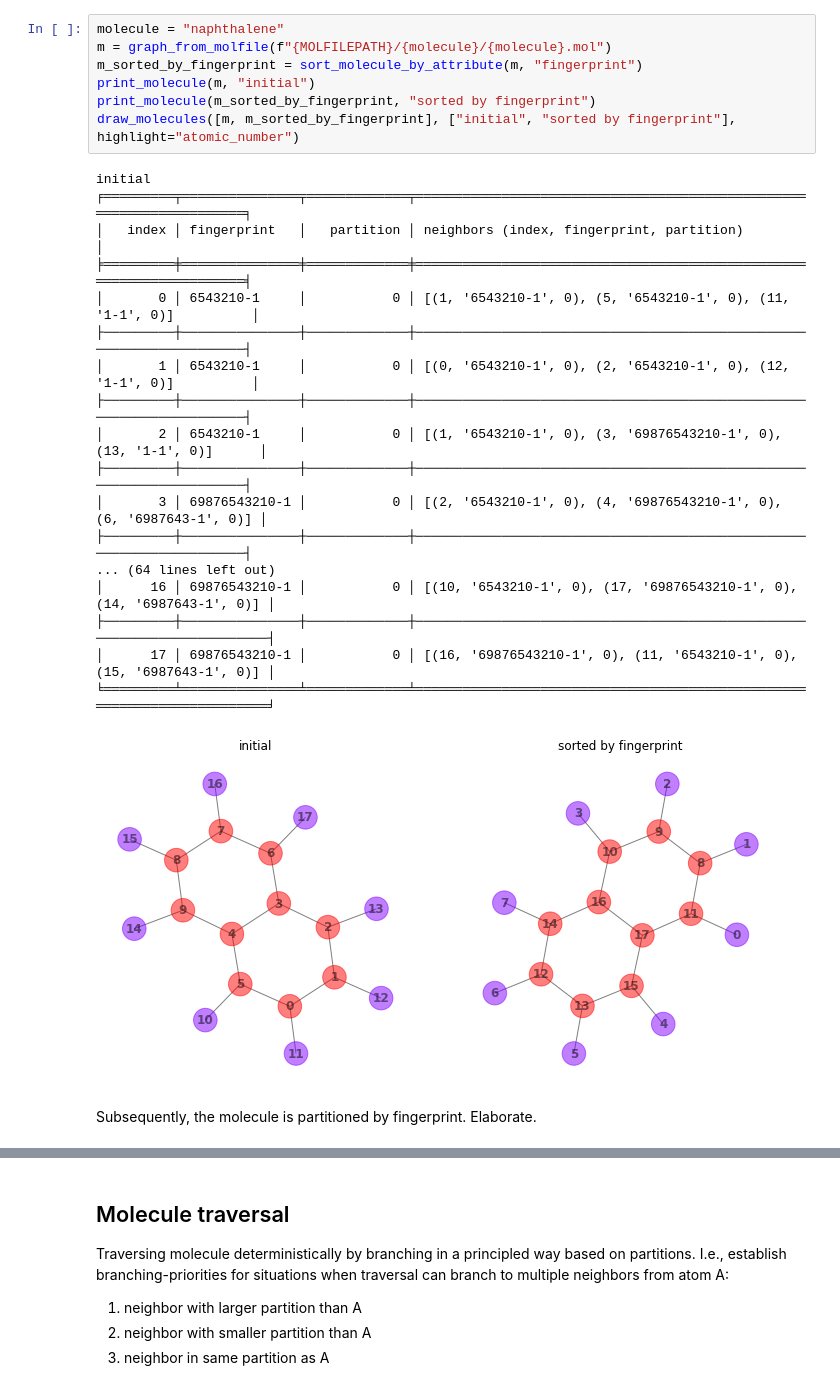
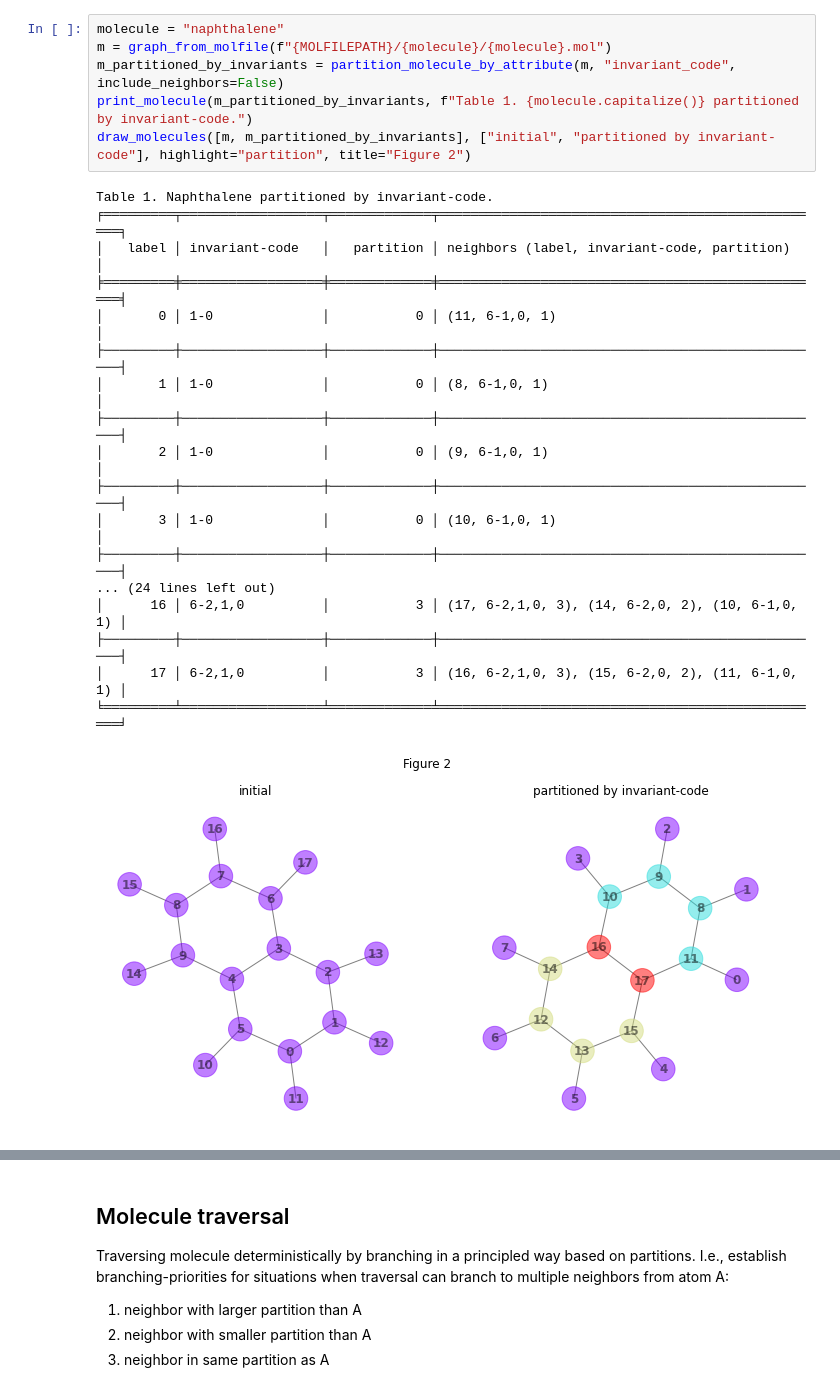
Before and after one commit to TUCAN-nest/TUCAN, a Jupyter notebook: demo_canonicalization.ipynb, the cells around one changed output, grey strips where cells are left out. Saved outputs shown, nothing was run; the diff lists cells and outputs as text.

```diff
--- a/demo_canonicalization.ipynb
+++ b/demo_canonicalization.ipynb
@@ -21,28 +71,25 @@ First, sort the atoms by a fingerprint that consists of the atomic number and th
 # %%
 molecule = "naphthalene"
 m = graph_from_molfile(f"{MOLFILEPATH}/{molecule}/{molecule}.mol")
-m_sorted_by_fingerprint = sort_molecule_by_attribute(m, "fingerprint")
-print_molecule(m, "initial")
-print_molecule(m_sorted_by_fingerprint, "sorted by fingerprint")
-draw_molecules([m, m_sorted_by_fingerprint], ["initial", "sorted by fingerprint"], highlight="atomic_number")
+m_partitioned_by_invariants = partition_molecule_by_attribute(m, "invariant_code", include_neighbors=False)
+print_molecule(m_partitioned_by_invariants, f"Table 1. {molecule.capitalize()} partitioned by invariant-code.")
+draw_molecules([m, m_partitioned_by_invariants], ["initial", "partitioned by invariant-code"], highlight="partition", title="Figure 2")
 # %% [output]
-initial
-╒═════════╤═══════════════╤═════════════╤═════════════════════════════════════════════════════════════════════╕
-│   index │ fingerprint   │   partition │ neighbors (index, fingerprint, partition)                           │
-╞═════════╪═══════════════╪═════════════╪═════════════════════════════════════════════════════════════════════╡
-│       0 │ 6543210-1     │           0 │ [(1, '6543210-1', 0), (5, '6543210-1', 0), (11, '1-1', 0)]          │
-├─────────┼───────────────┼─────────────┼─────────────────────────────────────────────────────────────────────┤
-│       1 │ 6543210-1     │           0 │ [(0, '6543210-1', 0), (2, '6543210-1', 0), (12, '1-1', 0)]          │
-├─────────┼───────────────┼─────────────┼─────────────────────────────────────────────────────────────────────┤
-│       2 │ 6543210-1     │           0 │ [(1, '6543210-1', 0), (3, '69876543210-1', 0), (13, '1-1', 0)]      │
-├─────────┼───────────────┼─────────────┼─────────────────────────────────────────────────────────────────────┤
-│       3 │ 69876543210-1 │           0 │ [(2, '6543210-1', 0), (4, '69876543210-1', 0), (6, '6987643-1', 0)] │
-├─────────┼───────────────┼─────────────┼─────────────────────────────────────────────────────────────────────┤
-... (64 lines left out)
-│      16 │ 69876543210-1 │           0 │ [(10, '6543210-1', 0), (17, '69876543210-1', 0), (14, '6987643-1', 0)] │
-├─────────┼───────────────┼─────────────┼────────────────────────────────────────────────────────────────────────┤
-│      17 │ 69876543210-1 │           0 │ [(16, '69876543210-1', 0), (11, '6543210-1', 0), (15, '6987643-1', 0)] │
-╘═════════╧═══════════════╧═════════════╧════════════════════════════════════════════════════════════════════════╛
+Table 1. Naphthalene partitioned by invariant-code.
+╒═════════╤══════════════════╤═════════════╤══════════════════════════════════════════════════╕
+│   label │ invariant-code   │   partition │ neighbors (label, invariant-code, partition)     │
+╞═════════╪══════════════════╪═════════════╪══════════════════════════════════════════════════╡
+│       0 │ 1-0              │           0 │ (11, 6-1,0, 1)                                   │
+├─────────┼──────────────────┼─────────────┼──────────────────────────────────────────────────┤
+│       1 │ 1-0              │           0 │ (8, 6-1,0, 1)                                    │
+├─────────┼──────────────────┼─────────────┼──────────────────────────────────────────────────┤
+│       2 │ 1-0              │           0 │ (9, 6-1,0, 1)                                    │
+├─────────┼──────────────────┼─────────────┼──────────────────────────────────────────────────┤
+│       3 │ 1-0              │           0 │ (10, 6-1,0, 1)                                   │
+├─────────┼──────────────────┼─────────────┼──────────────────────────────────────────────────┤
+... (24 lines left out)
+│      16 │ 6-2,1,0          │           3 │ (17, 6-2,1,0, 3), (14, 6-2,0, 2), (10, 6-1,0, 1) │
+├─────────┼──────────────────┼─────────────┼──────────────────────────────────────────────────┤
+│      17 │ 6-2,1,0          │           3 │ (16, 6-2,1,0, 3), (15, 6-2,0, 2), (11, 6-1,0, 1) │
+╘═════════╧══════════════════╧═════════════╧══════════════════════════════════════════════════╛
-[figure, old version]
+[figure, new version]
-# %% [markdown]
-Subsequently, the molecule is partitioned by fingerprint. Elaborate.
```
Also changed, not shown: parts of 15 cells of this notebook, 2 other files.
